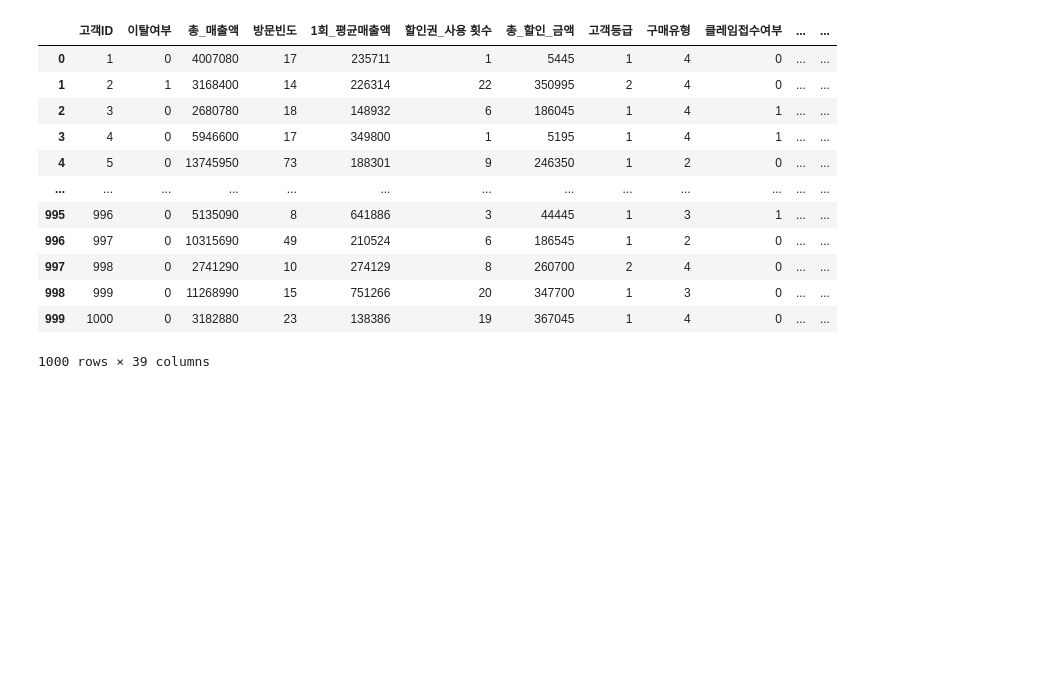
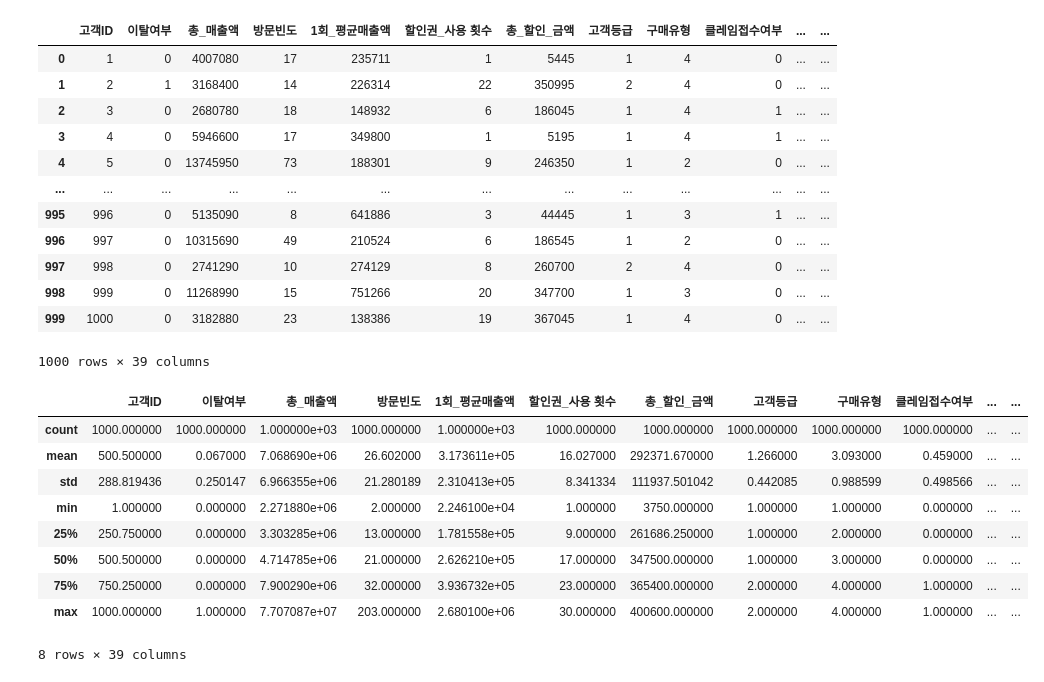
Before and after one commit to enosung/ubion, a Jupyter notebook: 유비온_2번째주_수업02(01월02일~01월09일).ipynb, the cells around one changed output. Drawn from its saved outputs; the diff is of its cells as text; code cells hidden in the pictures; blank space fills up the shorter version.

```diff
--- a/유비온_2번째주_수업02(01월02일~01월09일).ipynb
+++ b/유비온_2번째주_수업02(01월02일~01월09일).ipynb
@@ -686,3 +420,16 @@ df
 | 998 | 999 | 0 | 11268990 | 15 | 751266 | 20 | 347700 | 1 | 3 | 0 | ... | ... |
 | 999 | 1000 | 0 | 3182880 | 23 | 138386 | 19 | 367045 | 1 | 4 | 0 | ... | ... |
 1000 rows × 39 columns
+# %%
+df.describe()
+# %% [output]
+|  | 고객ID | 이탈여부 | 총_매출액 | 방문빈도 | 1회_평균매출액 | 할인권_사용 횟수 | 총_할인_금액 | 고객등급 | 구매유형 | 클레임접수여부 | ... | ... |
+| count | 1000.000000 | 1000.000000 | 1.000000e+03 | 1000.000000 | 1.000000e+03 | 1000.000000 | 1000.000000 | 1000.000000 | 1000.000000 | 1000.000000 | ... | ... |
+| mean | 500.500000 | 0.067000 | 7.068690e+06 | 26.602000 | 3.173611e+05 | 16.027000 | 292371.670000 | 1.266000 | 3.093000 | 0.459000 | ... | ... |
+| std | 288.819436 | 0.250147 | 6.966355e+06 | 21.280189 | 2.310413e+05 | 8.341334 | 111937.501042 | 0.442085 | 0.988599 | 0.498566 | ... | ... |
+| min | 1.000000 | 0.000000 | 2.271880e+06 | 2.000000 | 2.246100e+04 | 1.000000 | 3750.000000 | 1.000000 | 1.000000 | 0.000000 | ... | ... |
+| 25% | 250.750000 | 0.000000 | 3.303285e+06 | 13.000000 | 1.781558e+05 | 9.000000 | 261686.250000 | 1.000000 | 2.000000 | 0.000000 | ... | ... |
+| 50% | 500.500000 | 0.000000 | 4.714785e+06 | 21.000000 | 2.626210e+05 | 17.000000 | 347500.000000 | 1.000000 | 3.000000 | 0.000000 | ... | ... |
+| 75% | 750.250000 | 0.000000 | 7.900290e+06 | 32.000000 | 3.936732e+05 | 23.000000 | 365400.000000 | 2.000000 | 4.000000 | 1.000000 | ... | ... |
+| max | 1000.000000 | 1.000000 | 7.707087e+07 | 203.000000 | 2.680100e+06 | 30.000000 | 400600.000000 | 2.000000 | 4.000000 | 1.000000 | ... | ... |
+8 rows × 39 columns
```
Also changed, not shown: parts of 85 cells of this notebook.
